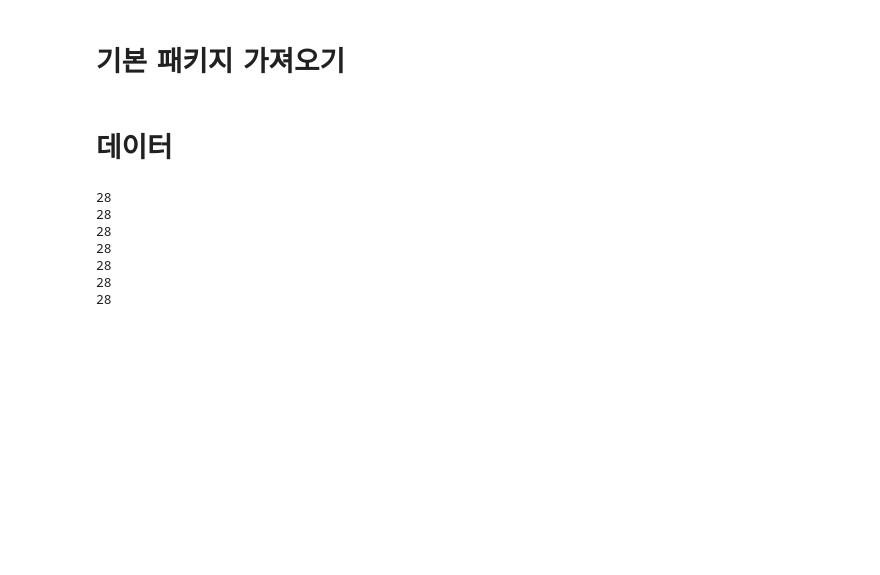
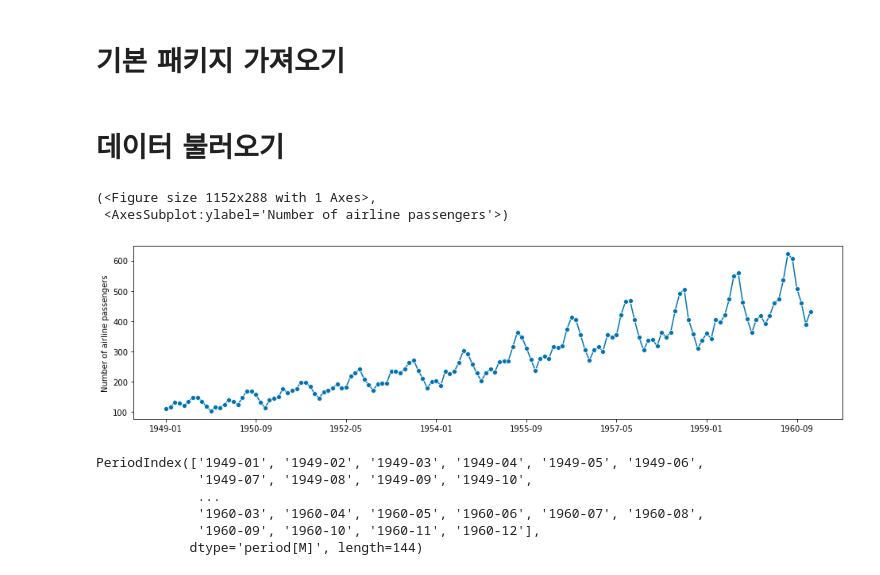
Before and after one commit to pyh5214/ML_Time-Series-Analysis, a Jupyter notebook: 시계열 연습.ipynb, the cells around one changed output. Cells and saved outputs as stored; diff of their text form; code cells hidden in the pictures; blank space fills up the shorter version.

```diff
--- a/시계열 연습.ipynb
+++ b/시계열 연습.ipynb
@@ -9,4 +9,4 @@ import pandas as pd
 # hide warnings
 warnings.filterwarnings("ignore")
 # %% [markdown]
-# 데이터
+# 데이터 불러오기
@@ -13,13 +27,23 @@ warnings.filterwarnings("ignore")
 # %%
-a = [1, 2, 3, 4, 5, 6, 7]
+# 데이터셋
+from sktime.datasets import load_airline
+y = load_airline()
-# %%
-for i in a:
-    print(sum(a))
-# %% [output]
-28
-28
-28
-28
-28
-28
-28
+# %%
+# 그래프
+from sktime.utils.plotting import plot_series
+
+plot_series(y)
+# %% [output]
+(<Figure size 1152x288 with 1 Axes>,
+ <AxesSubplot:ylabel='Number of airline passengers'>)
+[figure, added]
+# %%
+# 월별로 되어있음
+y.index
+# %% [output]
+PeriodIndex(['1949-01', '1949-02', '1949-03', '1949-04', '1949-05', '1949-06',
+             '1949-07', '1949-08', '1949-09', '1949-10',
+             ...
+             '1960-03', '1960-04', '1960-05', '1960-06', '1960-07', '1960-08',
+             '1960-09', '1960-10', '1960-11', '1960-12'],
+            dtype='period[M]', length=144)
```
Also changed, not shown: parts of 1 cell of this notebook, 1 other file.
